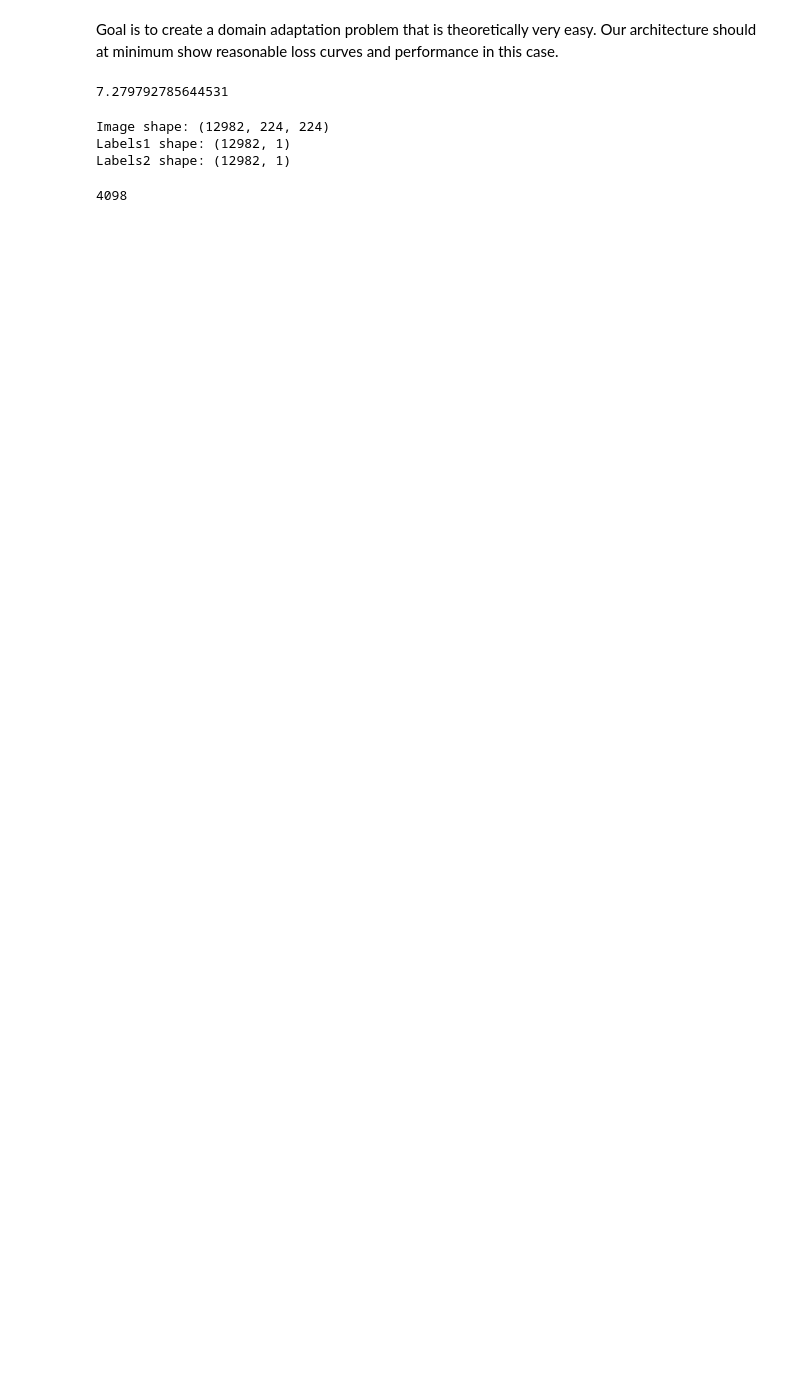
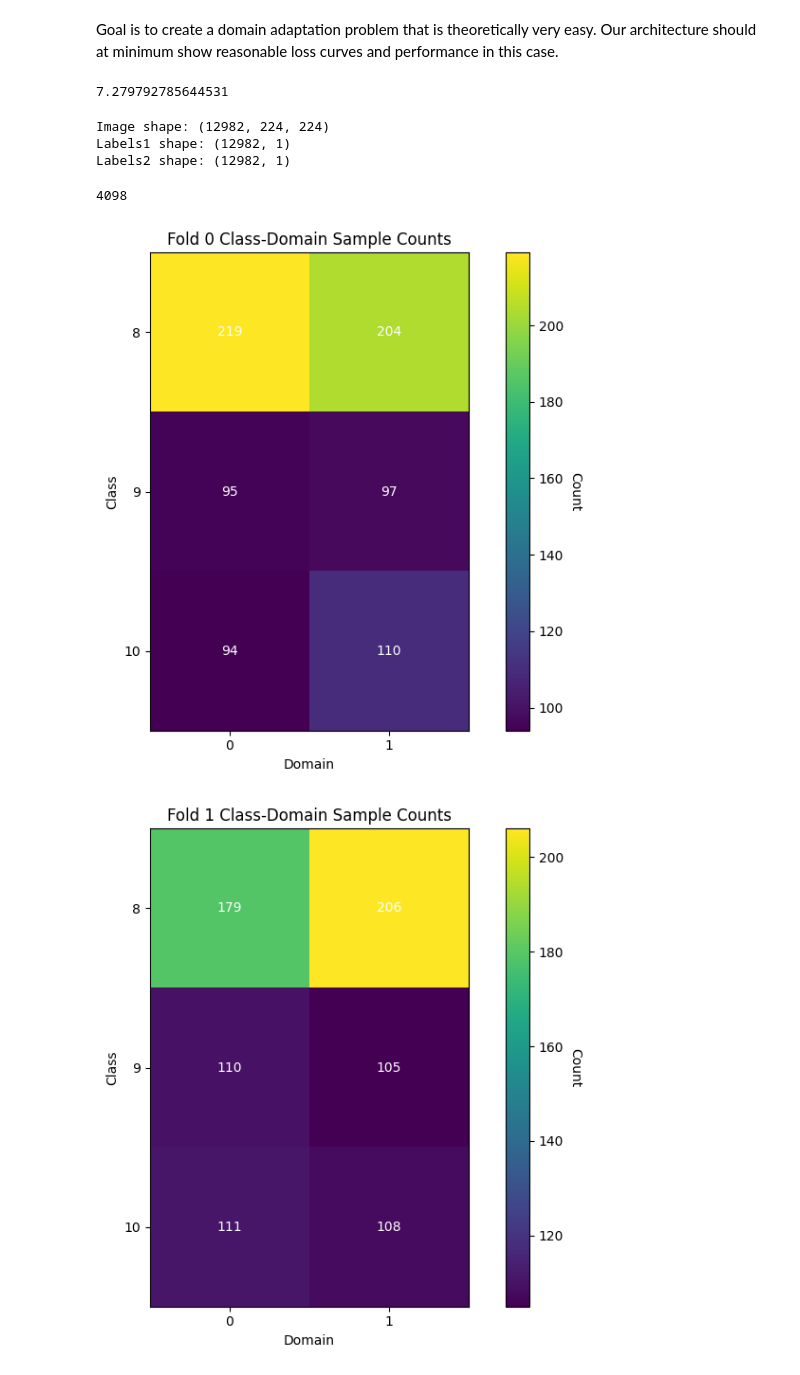
Before and after one commit to JustinCheung168/domain-adaptation-ct, a Jupyter notebook: notebooks/misc/generate_toy_dataset.ipynb, the cells around one changed output. Saved outputs shown, nothing was run; the diff lists cells and outputs as text; code cells hidden in the pictures; blank space fills up the shorter version.

```diff
--- a/notebooks/misc/generate_toy_dataset.ipynb
+++ b/notebooks/misc/generate_toy_dataset.ipynb
@@ -37,14 +37,15 @@ print(toy_num_samples)
 toy_num_folds = 5
 toy_est_fold_size = toy_num_samples // toy_num_folds
 
-toy_fold_datasets = [
-    TwoLabelDataset(
-        images = full_val_dataset.images[toy_dataset_mask][(i*toy_est_fold_size):((i+1)*toy_est_fold_size)],
-        labels1 = full_val_dataset.labels1[toy_dataset_mask][(i*toy_est_fold_size):((i+1)*toy_est_fold_size)],
-        labels2 = full_val_dataset.labels2[toy_dataset_mask][(i*toy_est_fold_size):((i+1)*toy_est_fold_size)],
+os.makedirs("/data/toy/", exist_ok=True)
+for fold_num in range(toy_num_folds):
+    toy_fold_dataset = TwoLabelDataset(
+        images = full_val_dataset.images[toy_dataset_mask][(fold_num*toy_est_fold_size):((fold_num+1)*toy_est_fold_size)],
+        labels1 = full_val_dataset.labels1[toy_dataset_mask][(fold_num*toy_est_fold_size):((fold_num+1)*toy_est_fold_size)],
+        labels2 = full_val_dataset.labels2[toy_dataset_mask][(fold_num*toy_est_fold_size):((fold_num+1)*toy_est_fold_size)],
         convert_grayscale_to_rgb = False, # doesn't matter in this context
-    ) for i in range(toy_num_folds)
-]
+    )
+    toy_fold_dataset.save(f"/data/toy/fold{fold_num}.npz")
 # %% [output]
 4098
 # %%
@@ -72,32 +73,36 @@ def plot_class_domain_heatmap(dataset, fold_num):
     # Plot heatmap
     fig, ax = plt.subplots(figsize=(8, 6))
     im = ax.imshow(heatmap, cmap="viridis")
 
     # Add colorbar
     cbar = ax.figure.colorbar(im, ax=ax)
 
     class_label_name="Class"
     domain_label_name="Domain"
     cbar.ax.set_ylabel("Count", rotation=-90, va="bottom")
 
     # Set ticks and labels
     ax.set_xticks(np.arange(len(domains)))
     ax.set_yticks(np.arange(len(classes)))
     ax.set_xticklabels(domains)
     ax.set_yticklabels(classes)
     ax.set_xlabel(domain_label_name)
     ax.set_ylabel(class_label_name)
     ax.set_title(f"Fold {fold_num} Class-Domain Sample Counts")
 
     # Annotate cells
     for i in range(len(classes)):
         for j in range(len(domains)):
             ax.text(j, i, heatmap[i, j], ha="center", va="center", color="white")
 
     plt.tight_layout()
     plt.show()
 
-for fold_num in range(len(toy_fold_datasets)):
-    plot_class_domain_heatmap(toy_fold_datasets[fold_num], fold_num)
+for fold_num in range(toy_num_folds):
+    toy_fold_dataset = TwoLabelDataset.load(f"/data/toy/fold{fold_num}.npz", convert_grayscale_to_rgb=True)
+    plot_class_domain_heatmap(toy_fold_dataset, fold_num)
 
 # seems ballpark good enough to work with. roughly stratified, and should be able to check effects of class imbalance
+# %% [output]
+[figure, added]
+[figure, added]
```
Also changed, not shown: parts of 3 cells of this notebook.
